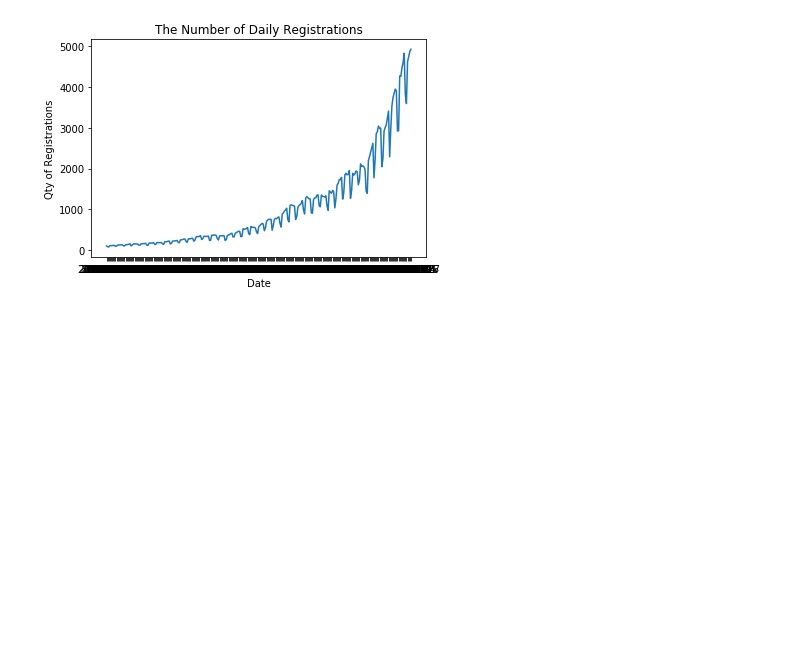
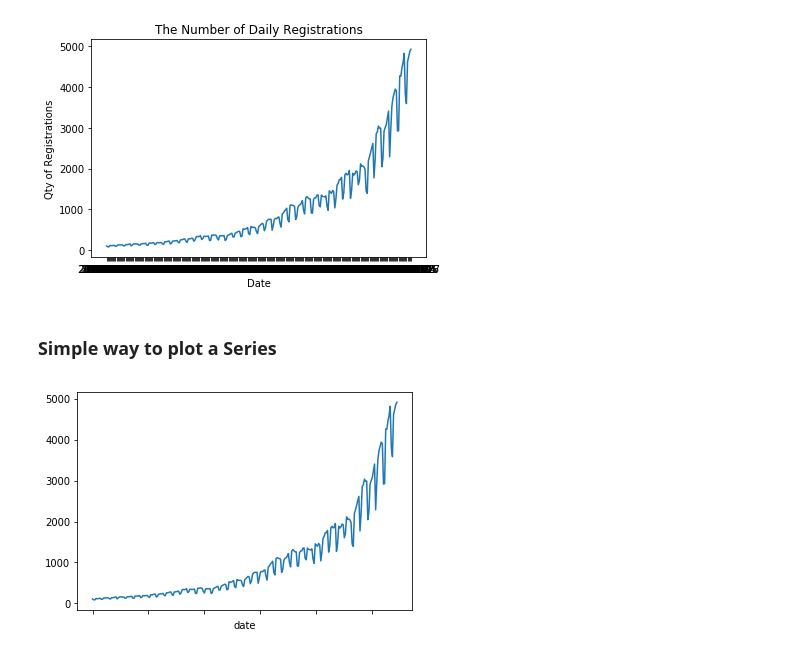
Before and after one commit to gabrielatrindade/send-a-tree, a Jupyter notebook: learning/python/tasks/task1-week5-2monday.ipynb, the cells around one changed output. Saved outputs shown, nothing was run; the diff lists cells and outputs as text; code cells hidden in the pictures; blank space fills up the shorter version.

Commit message:
simple way to plot a Series

```diff
--- a/learning/python/tasks/task1-week5-2monday.ipynb
+++ b/learning/python/tasks/task1-week5-2monday.ipynb
@@ -175,3 +175,10 @@ plt.title('The Number of Daily Registrations')
 plt.show()
 # %% [output]
 [figure]
+# %% [markdown]
+### Simple way to plot a Series
+# %%
+daily_registrations.plot()
+plt.show()
+# %% [output]
+[figure, added]
```
